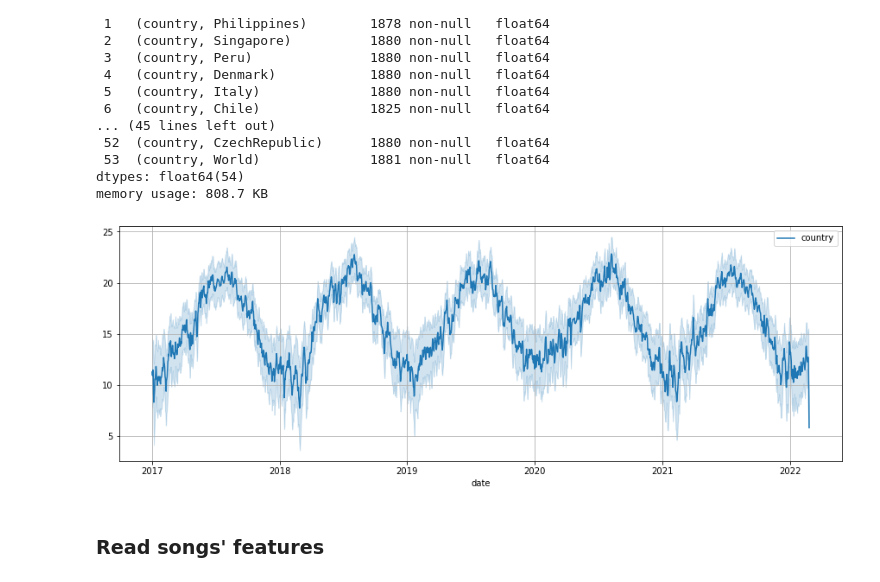
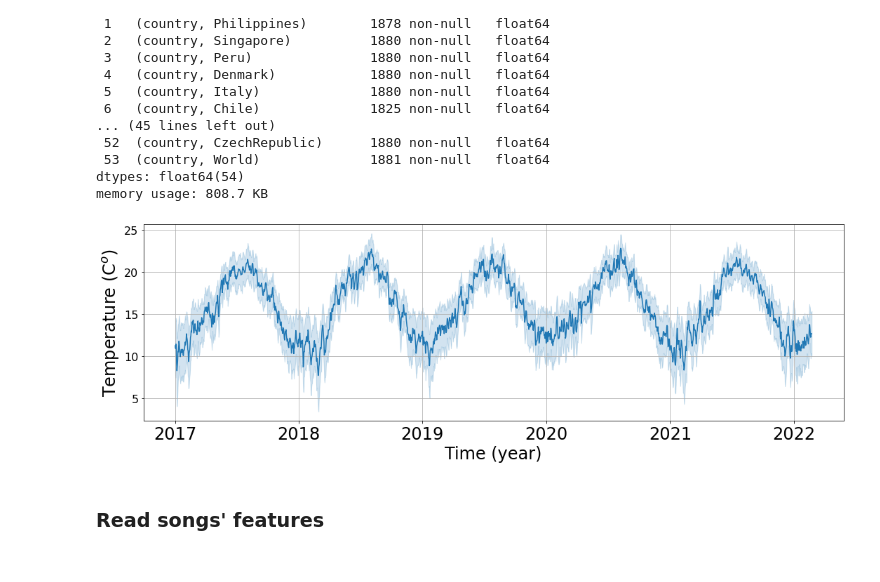
Before and after one commit to fterroso/spotify_songs_evolution, a Jupyter notebook: 05b_weather_comparison.ipynb, the cells around one changed output. Saved outputs shown, nothing was run; the diff lists cells and outputs as text; code cells hidden in the pictures.

```diff
--- a/05b_weather_comparison.ipynb
+++ b/05b_weather_comparison.ipynb
@@ -53,12 +52,23 @@ memory usage: 808.7 KB
 # %%
 import seaborn as sns
 
 plt.figure(figsize = (15,5))
 plt.grid(True)
 
-sns.lineplot(data=weather_df);
+plt.xlabel("Time (year)", fontsize = 24)
+plt.ylabel('Temperature (C$^o$)', fontsize = 24)
+plt.xticks(fontsize=24)
+plt.yticks(fontsize=16)
+
+sns.lineplot(data=weather_df.iloc[:-2]);
+
+#hide legend
+plt.legend([],[], frameon=False)
+
+plt.tight_layout()
+plt.savefig(os.path.join('figs','global_temperature.png'),bbox_inches='tight')
 # %% [output]
-[figure, old version]
+[figure, new version]
 # %% [markdown]
 ### Read songs' features
 # %%
```
Also changed, not shown: parts of 38 cells of this notebook, 1 other file.
